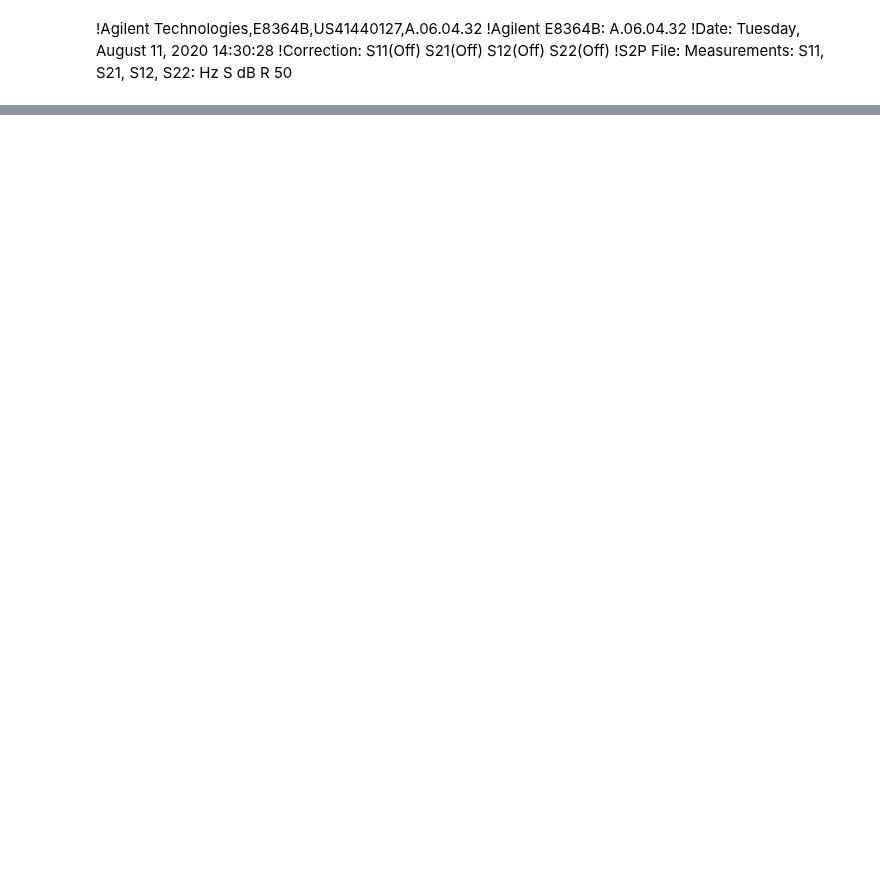
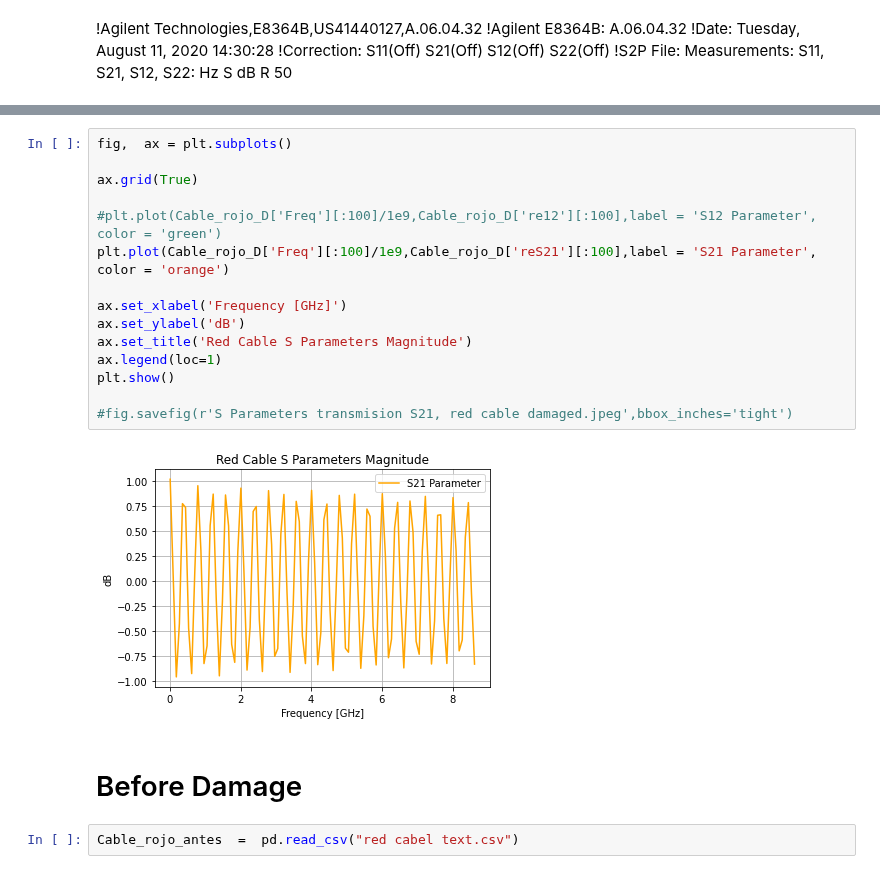
Before and after one commit to Holcan/STM, a Jupyter notebook: Cables/Cables S parameters.ipynb, the cells around one changed output, grey strips where cells are left out. Cells and saved outputs as stored; diff of their text form; blank space fills up the shorter version.

```diff
--- a/Cables/Cables S parameters.ipynb
+++ b/Cables/Cables S parameters.ipynb
@@ -139,0 +189,21 @@ Hz S dB R 50
+# %%
+fig,  ax = plt.subplots()
+
+ax.grid(True)
+
+#plt.plot(Cable_rojo_D['Freq'][:100]/1e9,Cable_rojo_D['re12'][:100],label = 'S12 Parameter', color = 'green')
+plt.plot(Cable_rojo_D['Freq'][:100]/1e9,Cable_rojo_D['reS21'][:100],label = 'S21 Parameter', color = 'orange')
+
+ax.set_xlabel('Frequency [GHz]')
+ax.set_ylabel('dB')
+ax.set_title('Red Cable S Parameters Magnitude')
+ax.legend(loc=1)
+plt.show()
+
+#fig.savefig(r'S Parameters transmision S21, red cable damaged.jpeg',bbox_inches='tight')
+# %% [output]
+[figure, added]
+# %% [markdown]
+# Before Damage
+# %%
+Cable_rojo_antes  =  pd.read_csv("red cabel text.csv")
```
Also changed, not shown: parts of 11 cells of this notebook, 20 other files.
